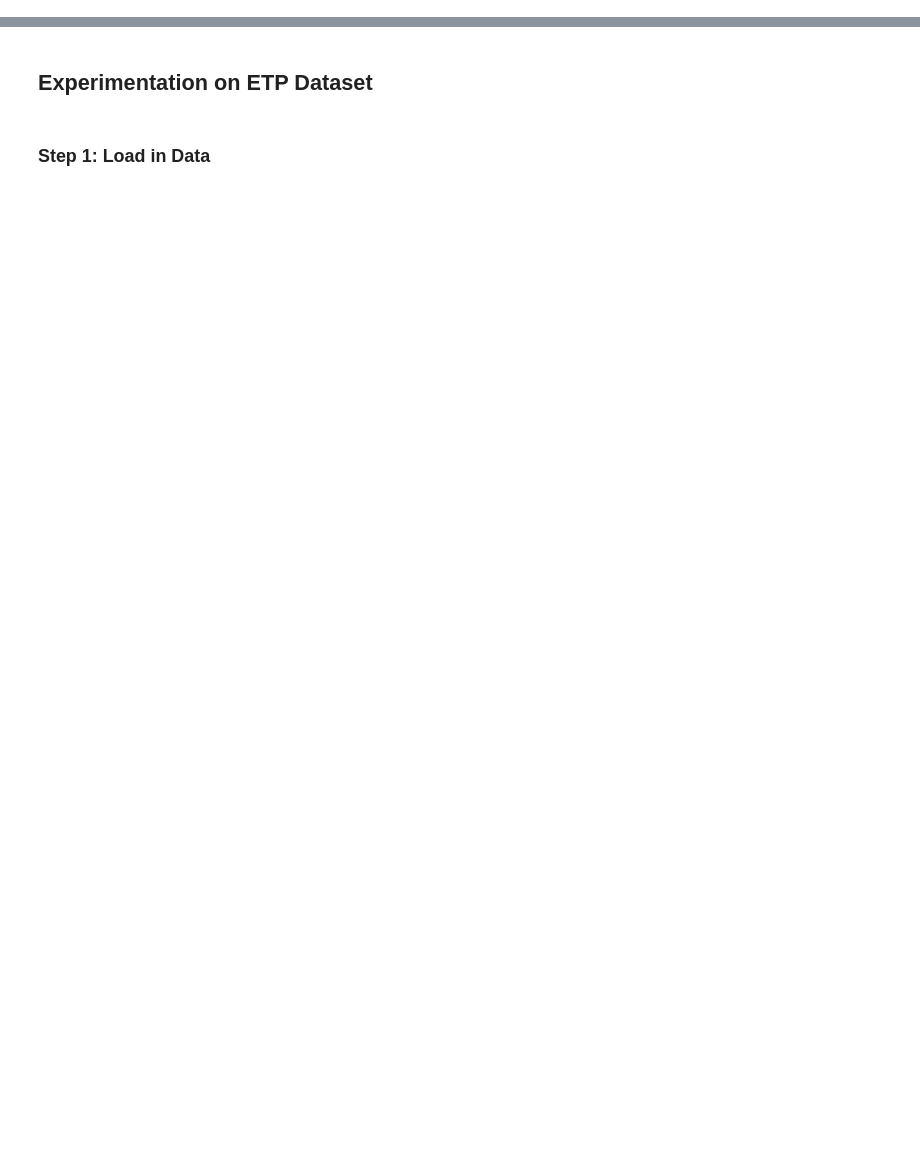
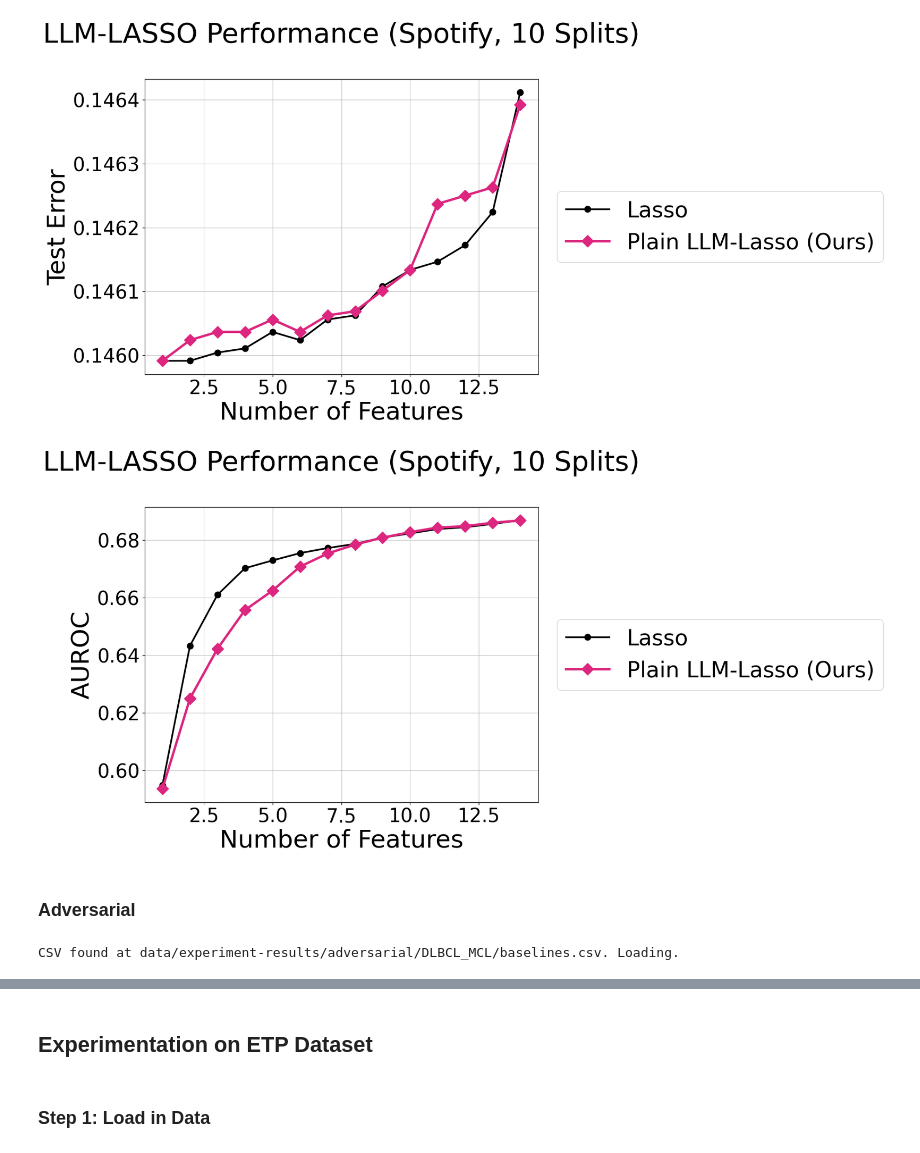
Before and after one commit to pilancilab/LLM-Lasso, a Jupyter notebook: llm_lasso_experimentation.ipynb, the cells around one changed output, grey strips where cells are left out. Cells and saved outputs as stored; diff of their text form; code cells hidden in the pictures; blank space fills up the shorter version.

Commit message:
experiments and bug fixes

```diff
--- a/llm_lasso_experimentation.ipynb
+++ b/llm_lasso_experimentation.ipynb
@@ -11,0 +293,2 @@ ModuleNotFoundError: No module named 'xgboost'
+# %%
+N_FEAT = 30
@@ -11,0 +450,3 @@ ModuleNotFoundError: No module named 'xgboost'
+# %%
+penalties_plain = np.array(np.load(f"erica-scores/scores/our_scores/{DATASET}/gpt-4o/gene_scores_RAG.pkl", allow_pickle=True))
+penalties_plain = np.array(list(penalties_plain[:duration_idx]) + list(penalties_plain[duration_idx+1:]))
@@ -11,0 +457,19 @@ ModuleNotFoundError: No module named 'xgboost'
+# %%
+RERUN_LLM_LASSO = True
+EXPERIMENT_NAME = "plain"
+
+llm_lasso_csv = f"{BASE_FOLDER}/{DATASET}/llm_lasso_{EXPERIMENT_NAME}.csv"
+
+if not RERUN_LLM_LASSO and os.path.exists(llm_lasso_csv):
+    print(f"CSV found at {llm_lasso_csv}. Loading.")
+    llm_lasso = pd.read_csv(llm_lasso_csv)
+else:
+    llm_lasso = run_llm_lasso_cv_for_splits(
+        splits=splits,
+        scores={
+            "plain": penalties_plain
+        },
+        config=config,
+        verbose=True,
+    )
+    llm_lasso.to_csv(llm_lasso_csv, index=False)
@@ -11,0 +592,26 @@ ModuleNotFoundError: No module named 'xgboost'
+# %%
+llm_lasso.loc[llm_lasso["method_model"] == "1/imp - rag", "method_model"] = "RAG LLM-Lasso (Ours)"
+llm_lasso.loc[llm_lasso["method_model"] == "1/imp - plain", "method_model"] = "Plain LLM-Lasso (Ours)"
+
+dataframes_to_plot = [
+    lasso, llm_lasso
+]
+# dataframes_to_plot = [
+#     lasso, llm_lasso
+# ]
+dataframes_to_plot = [df[df["n_features"] > 0] for df in dataframes_to_plot]
+# %%
+plot_llm_lasso_result(
+    dataframes_to_plot,
+    bolded_methods=["Plain LLM-Lasso (Ours)"],
+    plot_error_bars=False,
+    # x_lim=30,
+    task="Spotify",
+    small_plot=False,
+    # test_error_y_lim=(0.125, 0.25)
+)
+# %% [output]
+[figure, added]
+[figure, added]
+# %% [markdown]
+### Adversarial
@@ -11,0 +648,16 @@ ModuleNotFoundError: No module named 'xgboost'
+# %%
+RERUN_BASELINES = False
+
+baseline_csv = f"{BASE_FOLDER}/adversarial/{DATASET}/baselines.csv"
+if not RERUN_BASELINES and os.path.exists(baseline_csv):
+    print(f"CSV found at {baseline_csv}. Loading.")
+    baselines = pd.read_csv(baseline_csv)
+else:
+    baselines = run_downstream_baselines_for_splits(
+        splits=splits,
+        feature_baseline=feature_baseline,
+        config=config
+    )
+    baselines.to_csv(baseline_csv, index=False)
+# %% [output]
+CSV found at data/experiment-results/adversarial/DLBCL_MCL/baselines.csv. Loading.
```
Also changed, not shown: parts of 62 cells of this notebook, 11 other files.
